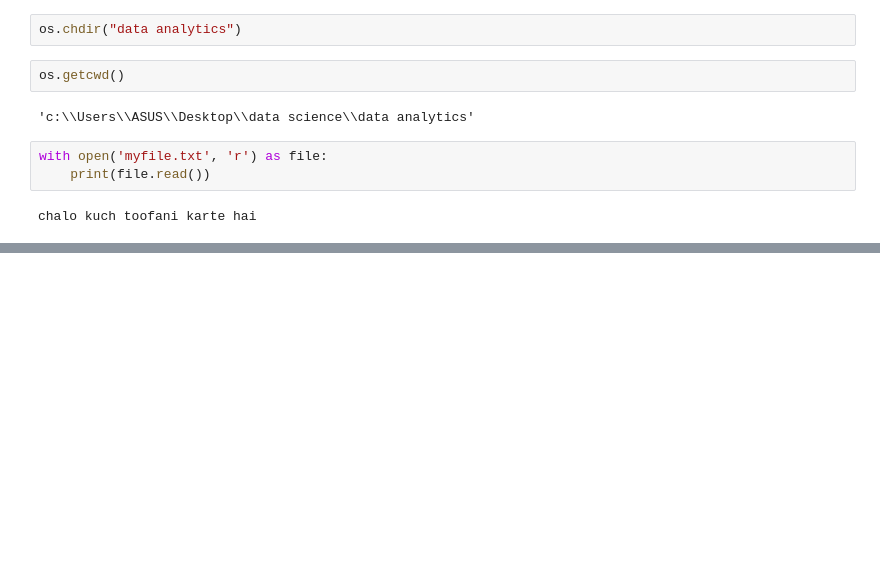
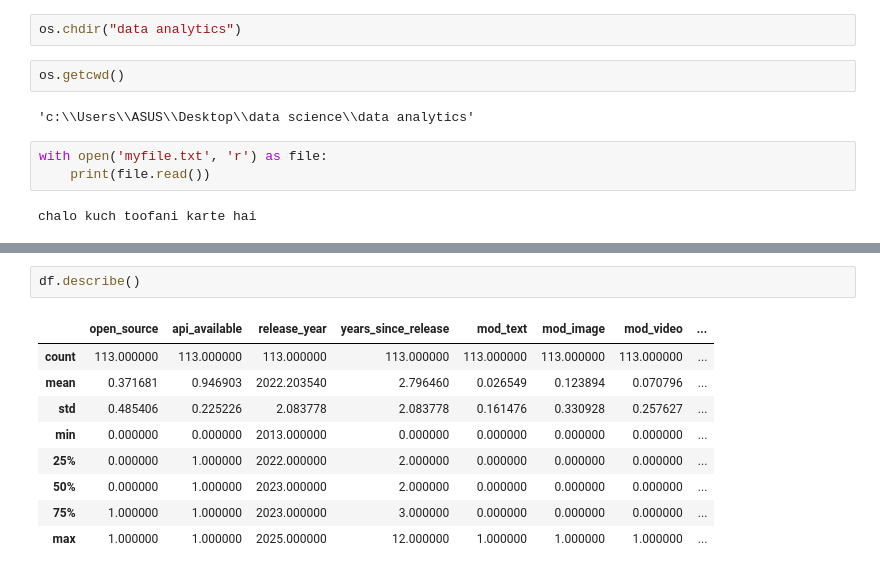
Before and after one commit to harshitlko2020-glitch/pyhton-basics, a Jupyter notebook: data analytics/filehandling.ipynb, the cells around one changed output, grey strips where cells are left out. Drawn from its saved outputs; the diff is of its cells as text; blank space fills up the shorter version.

```diff
--- a/data analytics/filehandling.ipynb
+++ b/data analytics/filehandling.ipynb
@@ -53,0 +93,12 @@ chalo kuch toofani karte hai
+# %%
+df.describe()
+# %% [output]
+|  | open_source | api_available | release_year | years_since_release | mod_text | mod_image | mod_video | ... |
+| count | 113.000000 | 113.000000 | 113.000000 | 113.000000 | 113.000000 | 113.000000 | 113.000000 | ... |
+| mean | 0.371681 | 0.946903 | 2022.203540 | 2.796460 | 0.026549 | 0.123894 | 0.070796 | ... |
+| std | 0.485406 | 0.225226 | 2.083778 | 2.083778 | 0.161476 | 0.330928 | 0.257627 | ... |
+| min | 0.000000 | 0.000000 | 2013.000000 | 0.000000 | 0.000000 | 0.000000 | 0.000000 | ... |
+| 25% | 0.000000 | 1.000000 | 2022.000000 | 2.000000 | 0.000000 | 0.000000 | 0.000000 | ... |
+| 50% | 0.000000 | 1.000000 | 2023.000000 | 2.000000 | 0.000000 | 0.000000 | 0.000000 | ... |
+| 75% | 1.000000 | 1.000000 | 2023.000000 | 3.000000 | 0.000000 | 0.000000 | 0.000000 | ... |
+| max | 1.000000 | 1.000000 | 2025.000000 | 12.000000 | 1.000000 | 1.000000 | 1.000000 | ... |
```
Also changed, not shown: parts of 9 cells of this notebook, 7 other files.
